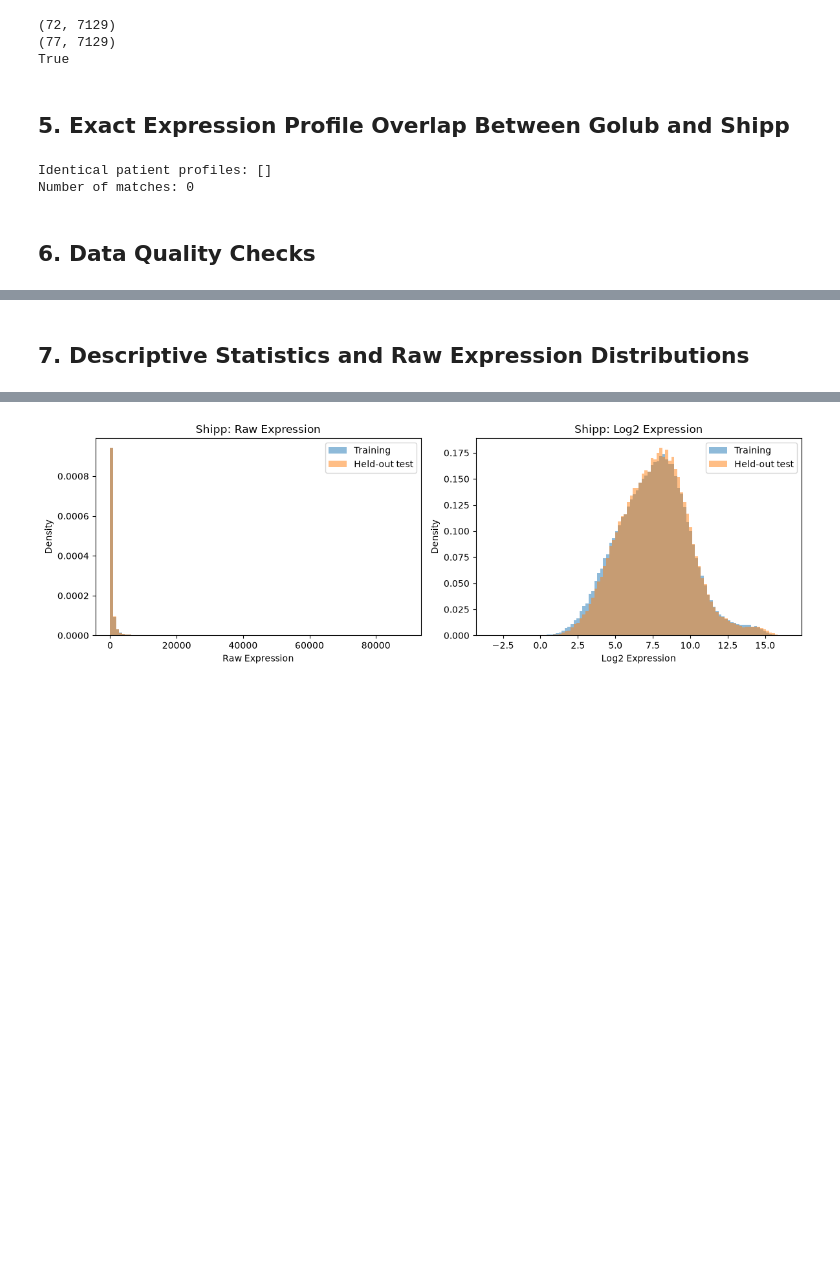
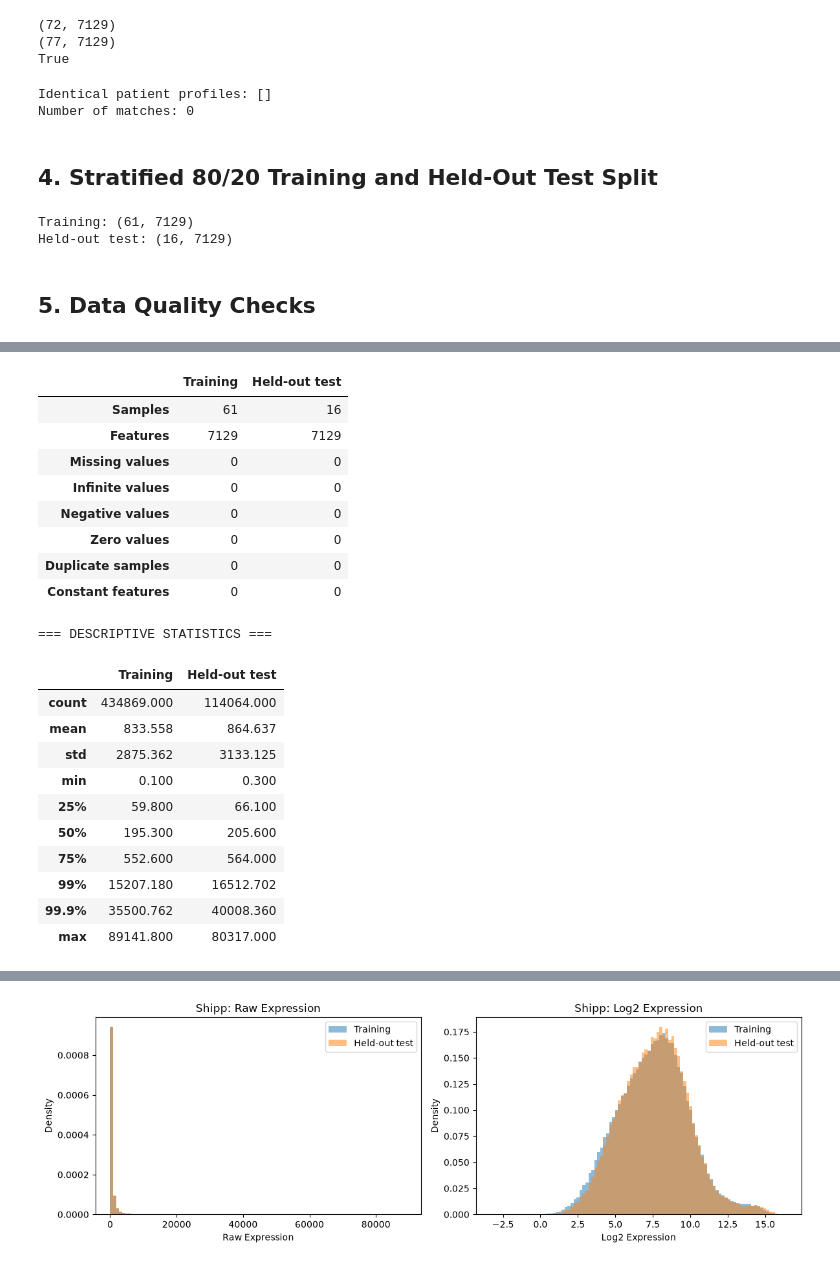
Before and after one commit to zehrarid/cancer-classification-gene-expression, a Jupyter notebook: code/dataPrep.ipynb, the cells around one changed output, grey strips where cells are left out. Saved outputs shown, nothing was run; the diff lists cells and outputs as text; code cells hidden in the pictures; blank space fills up the shorter version.

```diff
--- a/code/dataPrep.ipynb
+++ b/code/dataPrep.ipynb
@@ -788,12 +789,3 @@ ID_REF      A28102_at  AB000114_at  AB000115_at  AB000220_at  AB000381_s_at
 GSM1685734      151.3         20.6        248.1         73.7           25.2
 GSM1685735      504.6         70.2        385.1        312.6           29.0
 GSM1685736      234.7        176.8        901.5        133.9           39.4
-# %%
-import gzip
-import urllib.request
-
-with urllib.request.urlopen(url) as response:
-    with gzip.open(response, "rt") as f:
-        for line in f:
-            if line.startswith("!Sample_characteristics_ch1"):
-                print(line[:500])
@@ -943,8 +894,6 @@ print(golub_aligned.columns.equals(shipp_aligned.columns))
 (72, 7129)
 (77, 7129)
 True
-# %% [markdown]
-## 5. Exact Expression Profile Overlap Between Golub and Shipp
 # %%
 matches = []
 
@@ -958,15 +907,40 @@ print("Number of matches:", len(matches))
 # %% [output]
 Identical patient profiles: []
 Number of matches: 0
+# %% [markdown]
+## 4. Stratified 80/20 Training and Held-Out Test Split
+# %%
+
+from sklearn.model_selection import train_test_split
+
+X_shipp = shipp_expr.drop(columns="target")
+y_shipp = shipp_expr["target"].copy()
+
+X_shipp_train, X_shipp_test, y_shipp_train, y_shipp_test = train_test_split(
+    X_shipp,
+    y_shipp,
+    test_size=0.20,
+    stratify=y_shipp,
+    random_state=SEED
+)
+
+# Sort for stable display while preserving feature/label alignment.
+X_shipp_train = X_shipp_train.sort_index()
+X_shipp_test = X_shipp_test.sort_index()
+
+y_shipp_train = y_shipp_train.loc[X_shipp_train.index]
+y_shipp_test = y_shipp_test.loc[X_shipp_test.index]
+
+assert X_shipp_train.index.intersection(X_shipp_test.index).empty
+assert X_shipp_train.columns.equals(X_shipp_test.columns)
+
+print("Training:", X_shipp_train.shape)
+print("Held-out test:", X_shipp_test.shape)
+# %% [output]
+Training: (61, 7129)
+Held-out test: (16, 7129)
 # %% [markdown]
-## 6. Data Quality Checks
+## 5. Data Quality Checks
 # %%
-for name, X in [("Training", X_shipp_train), ("Held-out test", X_shipp_test)]:
-    print(f"\n{name}: {X.shape}")
-    print("Missing values:", X.isna().sum().sum())
-    print("Infinite values:", np.isinf(X.to_numpy()).sum())
-    print("Negative values:", (X < 0).sum().sum())
-    print("Zero values:", (X == 0).sum().sum())
-    print("Duplicate samples:", X.duplicated().sum())
-    print("Constant probes:", (X.nunique() <= 1).sum())
+data_quality_report(X_shipp_train, X_shipp_test)
 # %% [output]
@@ -988,2 +948,21 @@ Constant probes: 0
+|  | Training | Held-out test |
+| Samples | 61 | 16 |
+| Features | 7129 | 7129 |
+| Missing values | 0 | 0 |
+| Infinite values | 0 | 0 |
+| Negative values | 0 | 0 |
+| Zero values | 0 | 0 |
+| Duplicate samples | 0 | 0 |
+| Constant features | 0 | 0 |
+=== DESCRIPTIVE STATISTICS ===
+|  | Training | Held-out test |
+| count | 434869.000 | 114064.000 |
+| mean | 833.558 | 864.637 |
+| std | 2875.362 | 3133.125 |
+| min | 0.100 | 0.300 |
+| 25% | 59.800 | 66.100 |
+| 50% | 195.300 | 205.600 |
+| 75% | 552.600 | 564.000 |
+| 99% | 15207.180 | 16512.702 |
+| 99.9% | 35500.762 | 40008.360 |
+| max | 89141.800 | 80317.000 |
-# %% [markdown]
-## 7. Descriptive Statistics and Raw Expression Distributions
```
Also changed, not shown: parts of 26 cells of this notebook.
